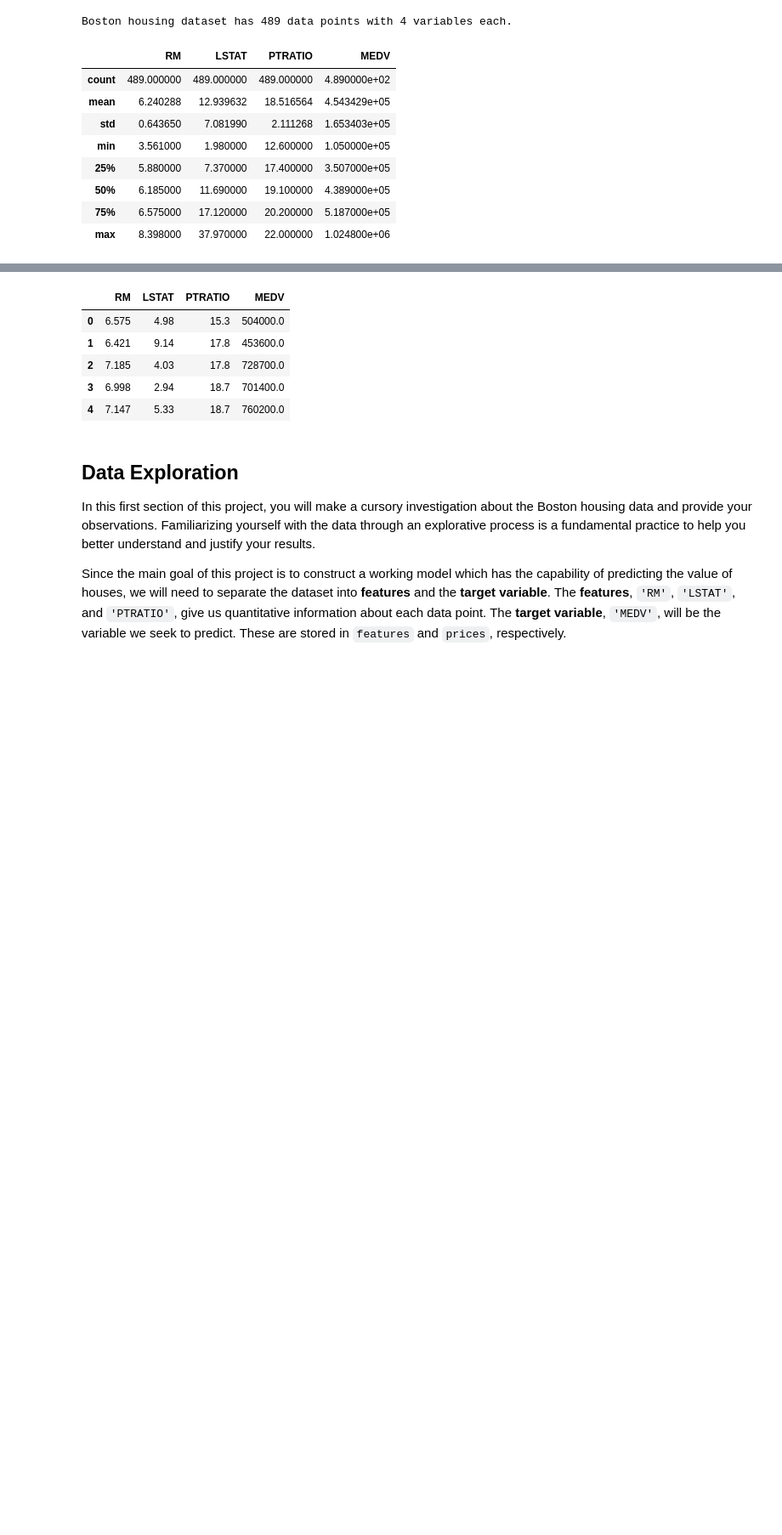
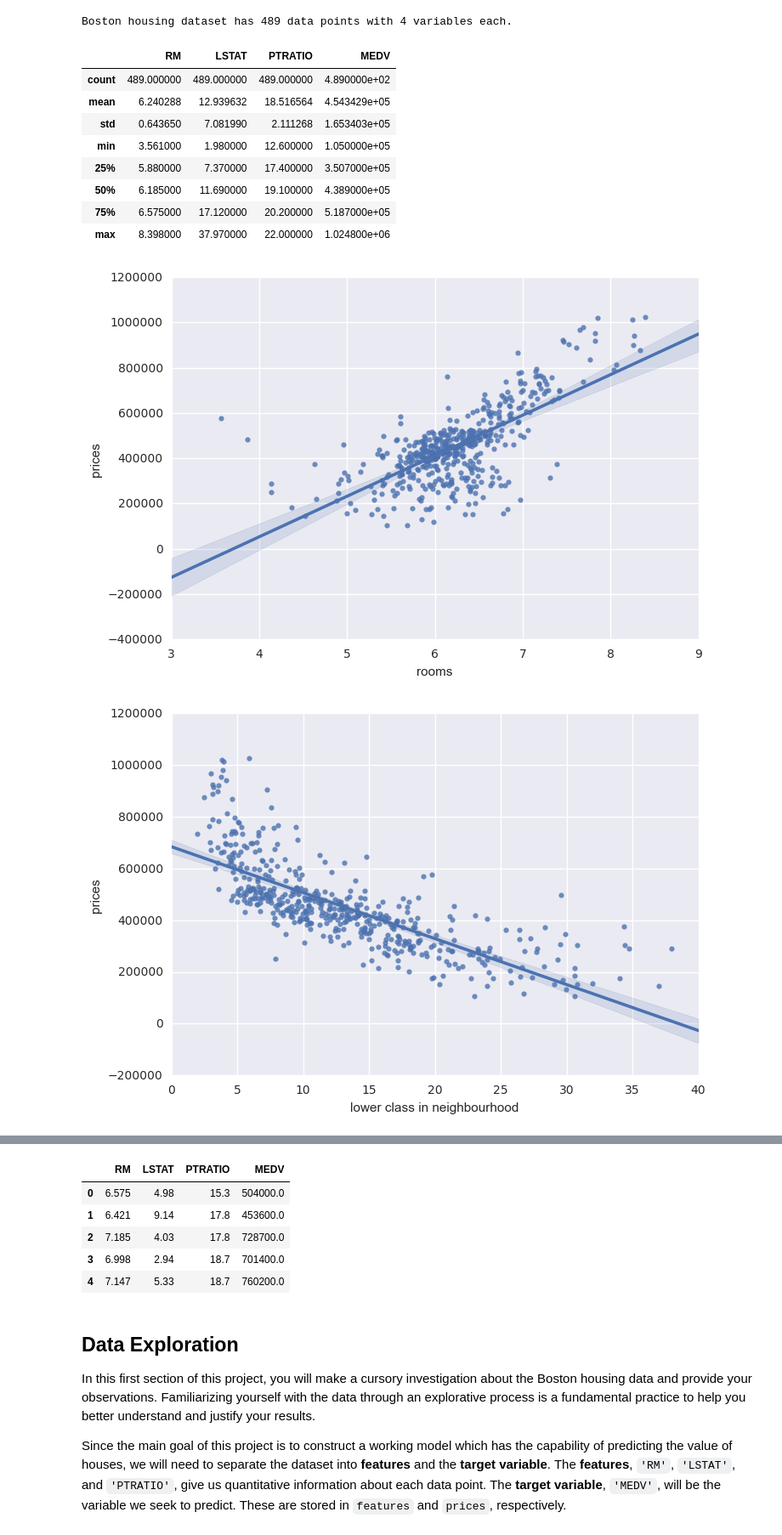
Before and after one commit to laszlokiraly/learning-machine-learning, a Jupyter notebook: boston_housing/boston_housing.ipynb, the cells around one changed output, grey strips where cells are left out. Shown: that part at 85% size. Saved outputs shown, nothing was run; the diff lists cells and outputs as text; code cells hidden in the pictures; blank space fills up the shorter version.

```diff
--- a/boston_housing/boston_housing.ipynb
+++ b/boston_housing/boston_housing.ipynb
@@ -54,3 +54,16 @@ data.describe()
 | 50% | 6.185000 | 11.690000 | 19.100000 | 4.389000e+05 |
 | 75% | 6.575000 | 17.120000 | 20.200000 | 5.187000e+05 |
 | max | 8.398000 | 37.970000 | 22.000000 | 1.024800e+06 |
+# %%
+import matplotlib.pyplot as plt
+import seaborn as sns
+
+xlabels = {'RM':'rooms', 'LSTAT': 'lower class in neighbourhood', 'PTRATIO': 'pupil-teacher ratio'}
+
+for var in ['RM', 'LSTAT', 'PTRATIO']:
+    plot = sns.regplot(data[var], prices)
+    plot.set(xlabel=xlabels[var], ylabel='prices')
+    plt.show()
+# %% [output]
+[figure, added]
+[figure, added]
```
Also changed, not shown: parts of 5 cells of this notebook, 1 other file.
